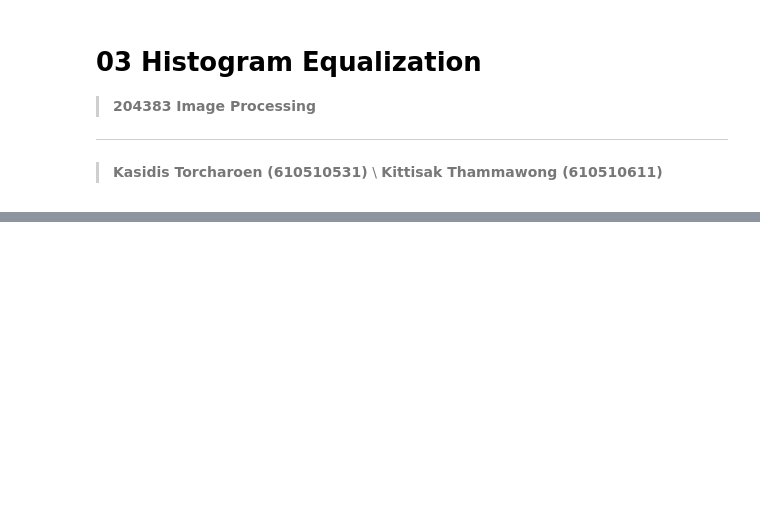
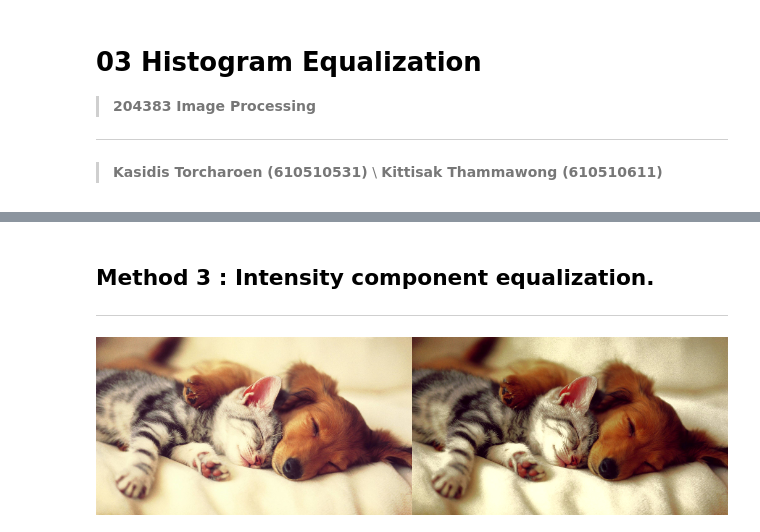
Before and after one commit to tackulus/204383, a Jupyter notebook: Code03.ipynb, the cells around one changed output, grey strips where cells are left out. Saved outputs shown, nothing was run; the diff lists cells and outputs as text; code cells hidden in the pictures; blank space fills up the shorter version.

```diff
--- a/Code03.ipynb
+++ b/Code03.ipynb
@@ -24,0 +94,38 @@ image = cv.cvtColor(image, cv.COLOR_BGR2RGB)
+# %% [markdown]
+## **Method 3 : Intensity component equalization.**
+
+---
+# %%
+def histeq3(im):
+    """ Intensity component equalization.  """
+
+    # image's luminance
+    im_new = cv.cvtColor(im, cv.COLOR_RGB2YUV)
+    luminance = np.array(im_new[:,:,0])
+
+    # histogram
+    imhist, bins = np.histogram(luminance.flatten(), bins=256, range=(0,256))
+
+    # cumulative distribution function
+    # cumulative histogram
+    cdf = imhist.cumsum()
+
+    # normalized cumulative histogram
+    masked = np.ma.masked_equal(cdf,0)
+    normalized = 255 * ( masked - masked.min() ) / ( masked.max() - masked.min() )
+    normalized = np.ma.filled(normalized, 0).astype("uint8")
+
+    adjusted = normalized[luminance]
+    im_new[:,:,0] = adjusted
+    im_new = cv.cvtColor(im_new, cv.COLOR_YUV2RGB)
+    im_new = im_new.astype("uint8")
+
+    pact = zip([image , im_new], [luminance, adjusted])
+
+    return ( im_new, pact )
+# %%
+new_image3, pact3 = histeq3(image)
+frame = cv.hconcat((image, new_image3))
+cv2_imshow(frame)
+# %% [output]
+[figure, added]
```
Also changed, not shown: parts of 14 cells of this notebook.
